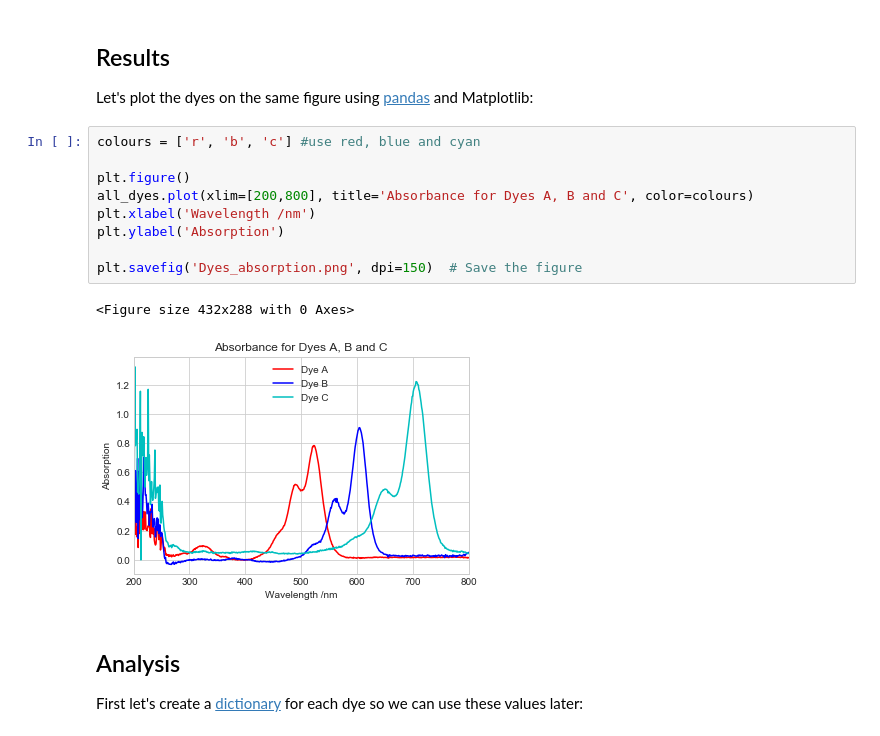
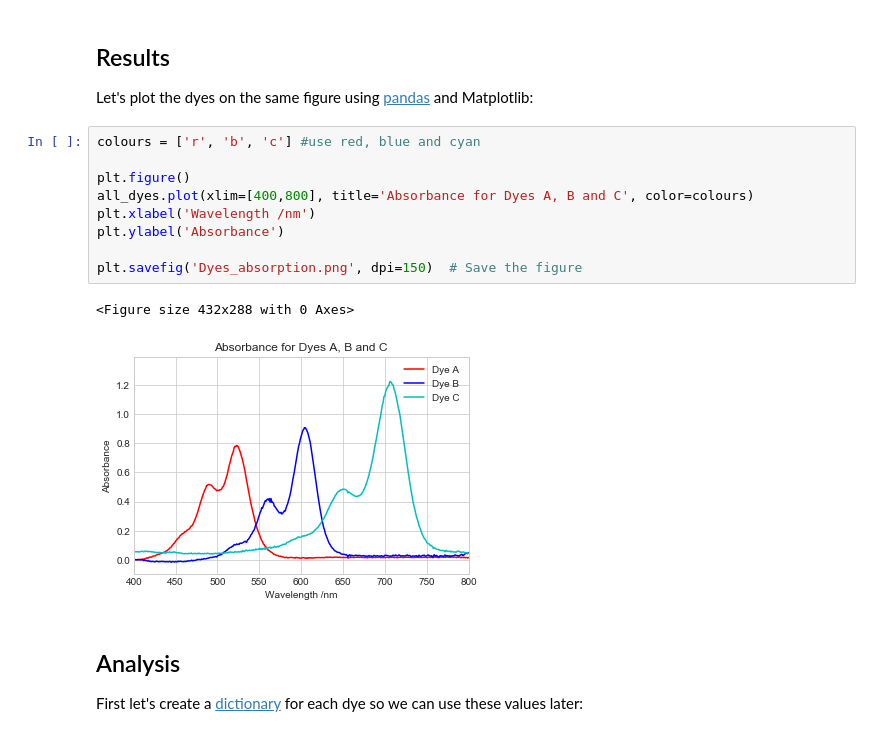
Before and after one commit to laperk01/CHEM2011, a Jupyter notebook: PiaB/Particle in a Box.ipynb, the cells around one changed output. Saved outputs shown, nothing was run; the diff lists cells and outputs as text.

```diff
--- a/PiaB/Particle in a Box.ipynb
+++ b/PiaB/Particle in a Box.ipynb
@@ -59,15 +59,15 @@ Let's plot the dyes on the same figure using [pandas](https://pandas.pydata.org/
 # %%
 colours = ['r', 'b', 'c'] #use red, blue and cyan
 
 plt.figure()
-all_dyes.plot(xlim=[200,800], title='Absorbance for Dyes A, B and C', color=colours)
+all_dyes.plot(xlim=[400,800], title='Absorbance for Dyes A, B and C', color=colours)
 plt.xlabel('Wavelength /nm')
-plt.ylabel('Absorption')
+plt.ylabel('Absorbance')
 
 plt.savefig('Dyes_absorption.png', dpi=150)  # Save the figure
 # %% [output]
 <Figure size 432x288 with 0 Axes>
-[figure, old version]
+[figure, new version]
 # %% [markdown]
 ## Analysis
 First let's create a [dictionary](https://docs.python.org/3/tutorial/datastructures.html#dictionaries) for each dye so we can use these values later:
```
Also changed, not shown: parts of 6 cells of this notebook, 1 other file.
